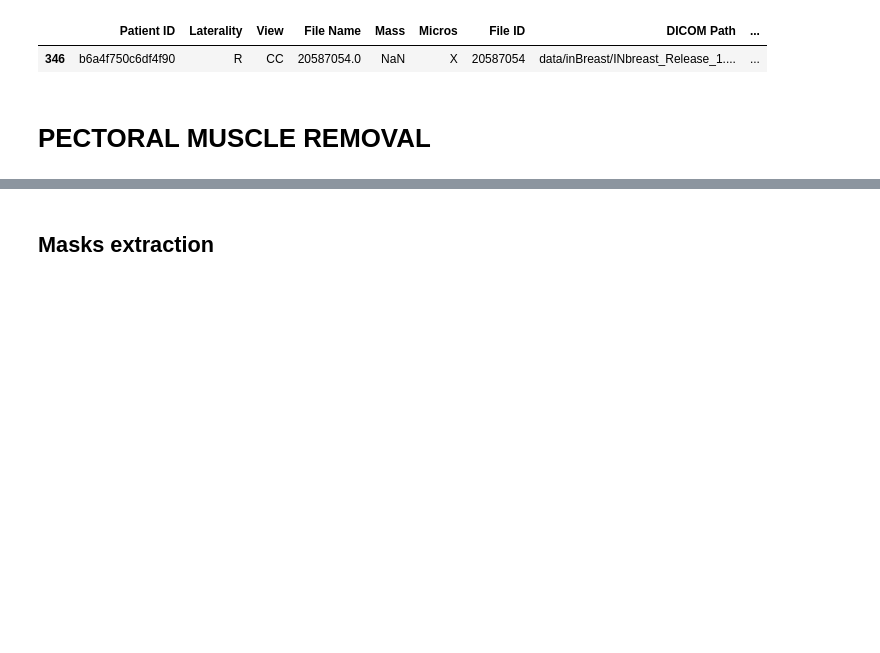
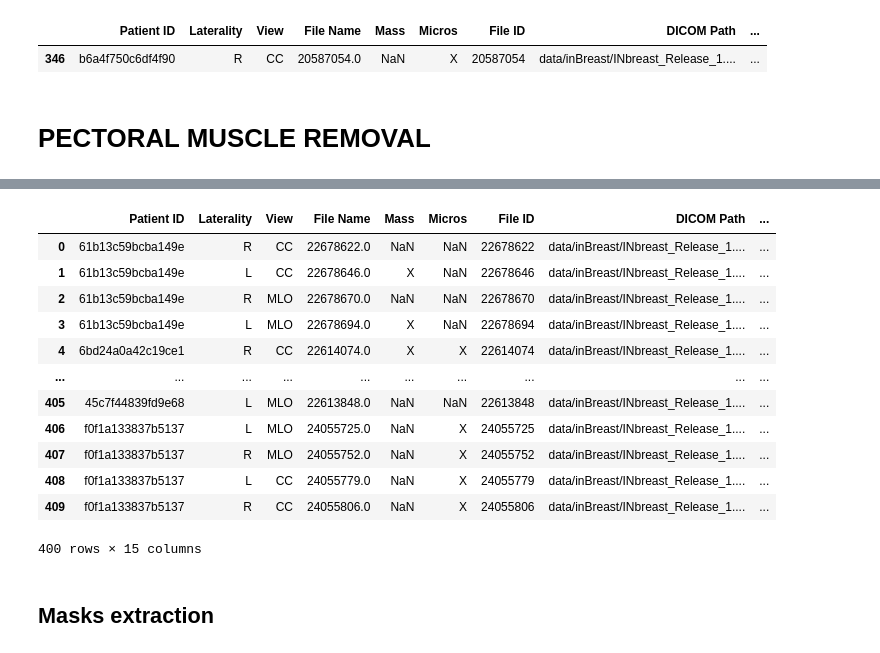
Before and after one commit to yankur/BreastCancerProj, a Jupyter notebook: BreastCancerProj.ipynb, the cells around one changed output, grey strips where cells are left out. Saved outputs shown, nothing was run; the diff lists cells and outputs as text; code cells hidden in the pictures; blank space fills up the shorter version.

```diff
--- a/BreastCancerProj.ipynb
+++ b/BreastCancerProj.ipynb
@@ -652,6 +697,22 @@ to_check = ['data/inBreast/INbreast_Release_1.0/PectRem/50998322_1e4b534393d1875
             'data/inBreast/INbreast_Release_1.0/PectRem/27829188_fbb55bf7fff48540_MG_R_ML_ANON-rem.png',
             'data/inBreast/INbreast_Release_1.0/PectRem/53586388_dda3c6969a34ff8e_MG_R_ML_ANON-rem.png',
             'data/inBreast/INbreast_Release_1.0/PectRem/53582395_3f0db31711fc9795_MG_L_ML_ANON-rem.png'] #(defin on muscle)
+# %%
+labels
+# %% [output]
+|  | Patient ID | Laterality | View | File Name | Mass | Micros | File ID | DICOM Path | ... |
+| 0 | 61b13c59bcba149e | R | CC | 22678622.0 | NaN | NaN | 22678622 | data/inBreast/INbreast_Release_1.... | ... |
+| 1 | 61b13c59bcba149e | L | CC | 22678646.0 | X | NaN | 22678646 | data/inBreast/INbreast_Release_1.... | ... |
+| 2 | 61b13c59bcba149e | R | MLO | 22678670.0 | NaN | NaN | 22678670 | data/inBreast/INbreast_Release_1.... | ... |
+| 3 | 61b13c59bcba149e | L | MLO | 22678694.0 | X | NaN | 22678694 | data/inBreast/INbreast_Release_1.... | ... |
+| 4 | 6bd24a0a42c19ce1 | R | CC | 22614074.0 | X | X | 22614074 | data/inBreast/INbreast_Release_1.... | ... |
+| ... | ... | ... | ... | ... | ... | ... | ... | ... | ... |
+| 405 | 45c7f44839fd9e68 | L | MLO | 22613848.0 | NaN | NaN | 22613848 | data/inBreast/INbreast_Release_1.... | ... |
+| 406 | f0f1a133837b5137 | L | MLO | 24055725.0 | NaN | X | 24055725 | data/inBreast/INbreast_Release_1.... | ... |
+| 407 | f0f1a133837b5137 | R | MLO | 24055752.0 | NaN | X | 24055752 | data/inBreast/INbreast_Release_1.... | ... |
+| 408 | f0f1a133837b5137 | L | CC | 24055779.0 | NaN | X | 24055779 | data/inBreast/INbreast_Release_1.... | ... |
+| 409 | f0f1a133837b5137 | R | CC | 24055806.0 | NaN | X | 24055806 | data/inBreast/INbreast_Release_1.... | ... |
+400 rows × 15 columns
 # %% [markdown]
 ## Masks extraction
 # %%
```
Also changed, not shown: parts of 26 cells of this notebook, 2 other files.
